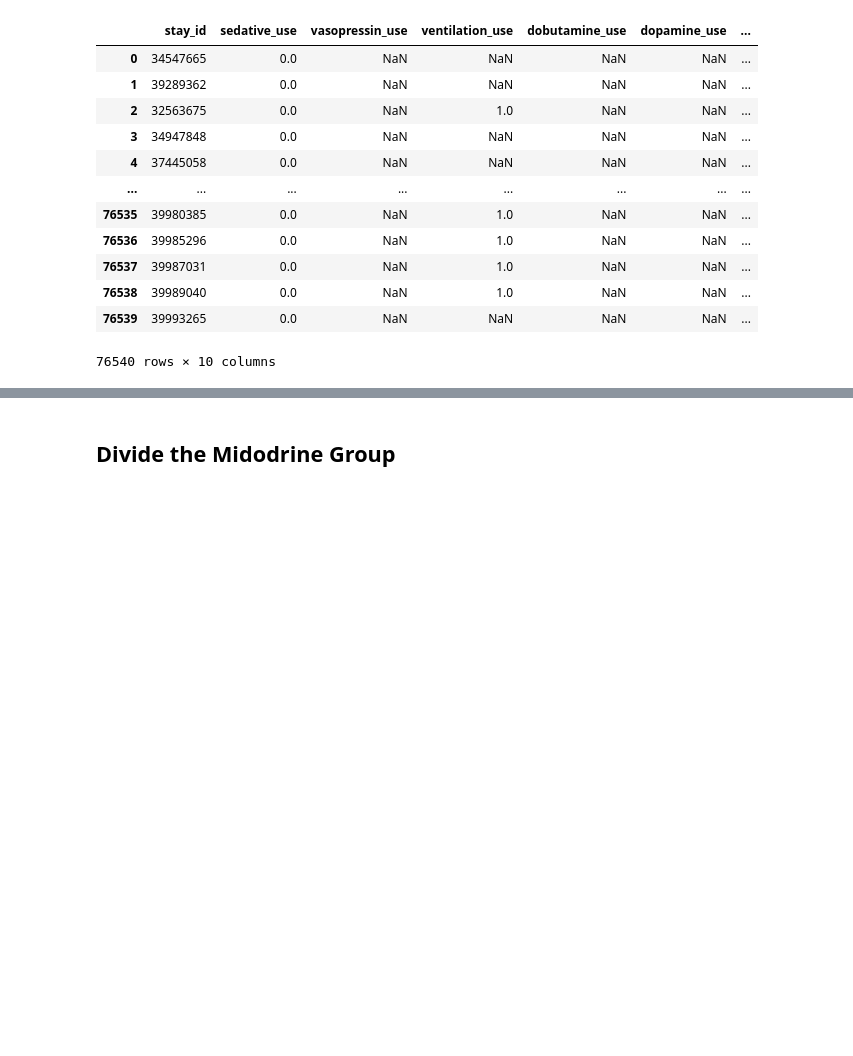
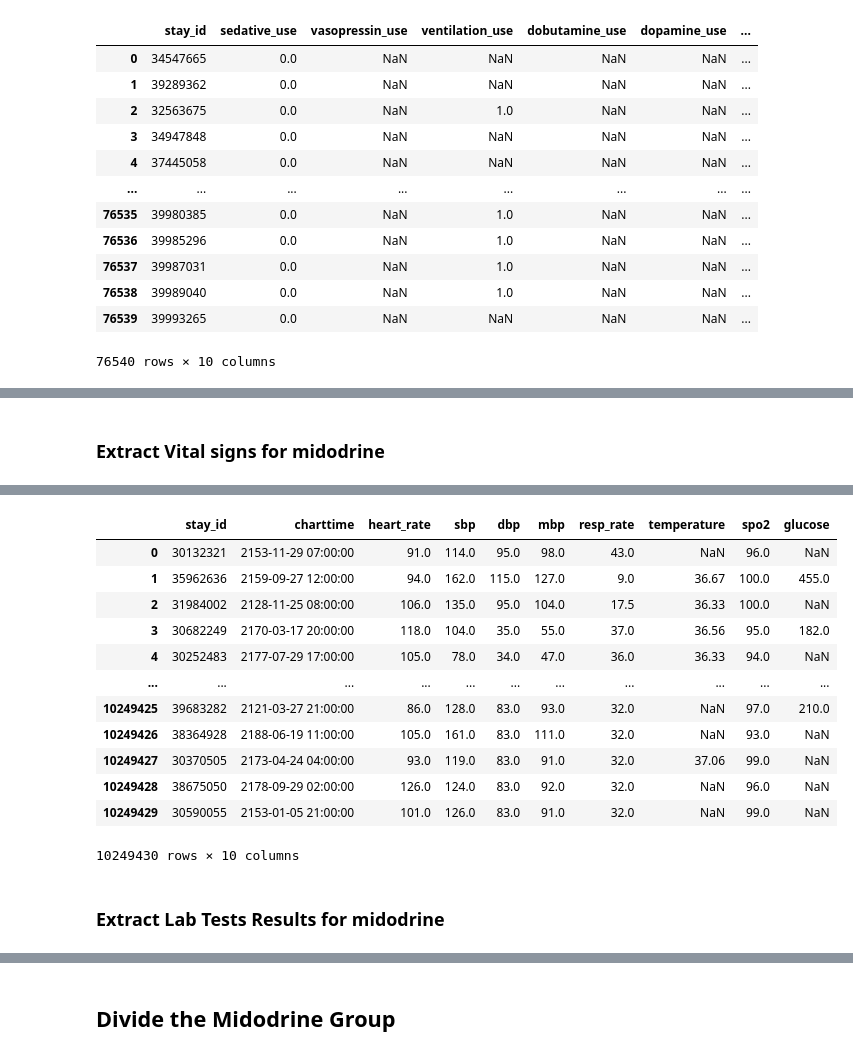
Before and after one commit to Jarvis-BITS/midodrine-mimic-iv, a Jupyter notebook: notebook/01_cohort_data_extraction.ipynb, the cells around one changed output, grey strips where cells are left out. Saved outputs shown, nothing was run; the diff lists cells and outputs as text; code cells hidden in the pictures; blank space fills up the shorter version.

Commit message:
added time constrained covariates for midodrine cohort

```diff
--- a/notebook/01_cohort_data_extraction.ipynb
+++ b/notebook/01_cohort_data_extraction.ipynb
@@ -694,0 +703,13 @@ Warning: total number of rows (76540) exceeds max_rows (20000). Falling back to
+# %%
+vitals = """
+SELECT stay_id, charttime
+, heart_rate
+, sbp
+, dbp
+, mbp
+, resp_rate
+, temperature
+, spo2
+, glucose
+FROM `physionet-data.mimic_derived.vitalsign`
+"""
@@ -694,0 +771,11 @@ Warning: total number of rows (76540) exceeds max_rows (20000). Falling back to
+# %% [markdown]
+### Extract Vital signs for midodrine
+# %%
+vitals = (
+    bqclient.query(vitals)
+    .result()
+    .to_dataframe()
+)
+# %%
+vitals
+# %% [output]
@@ -694,0 +783,15 @@ Warning: total number of rows (76540) exceeds max_rows (20000). Falling back to
+|  | stay_id | charttime | heart_rate | sbp | dbp | mbp | resp_rate | temperature | spo2 | glucose |
+| 0 | 30132321 | 2153-11-29 07:00:00 | 91.0 | 114.0 | 95.0 | 98.0 | 43.0 | NaN | 96.0 | NaN |
+| 1 | 35962636 | 2159-09-27 12:00:00 | 94.0 | 162.0 | 115.0 | 127.0 | 9.0 | 36.67 | 100.0 | 455.0 |
+| 2 | 31984002 | 2128-11-25 08:00:00 | 106.0 | 135.0 | 95.0 | 104.0 | 17.5 | 36.33 | 100.0 | NaN |
+| 3 | 30682249 | 2170-03-17 20:00:00 | 118.0 | 104.0 | 35.0 | 55.0 | 37.0 | 36.56 | 95.0 | 182.0 |
+| 4 | 30252483 | 2177-07-29 17:00:00 | 105.0 | 78.0 | 34.0 | 47.0 | 36.0 | 36.33 | 94.0 | NaN |
+| ... | ... | ... | ... | ... | ... | ... | ... | ... | ... | ... |
+| 10249425 | 39683282 | 2121-03-27 21:00:00 | 86.0 | 128.0 | 83.0 | 93.0 | 32.0 | NaN | 97.0 | 210.0 |
+| 10249426 | 38364928 | 2188-06-19 11:00:00 | 105.0 | 161.0 | 83.0 | 111.0 | 32.0 | NaN | 93.0 | NaN |
+| 10249427 | 30370505 | 2173-04-24 04:00:00 | 93.0 | 119.0 | 83.0 | 91.0 | 32.0 | 37.06 | 99.0 | NaN |
+| 10249428 | 38675050 | 2178-09-29 02:00:00 | 126.0 | 124.0 | 83.0 | 92.0 | 32.0 | NaN | 96.0 | NaN |
+| 10249429 | 30590055 | 2153-01-05 21:00:00 | 101.0 | 126.0 | 83.0 | 91.0 | 32.0 | NaN | 99.0 | NaN |
+10249430 rows × 10 columns
+# %% [markdown]
+### Extract Lab Tests Results for midodrine
```
Also changed, not shown: parts of 40 cells of this notebook.
